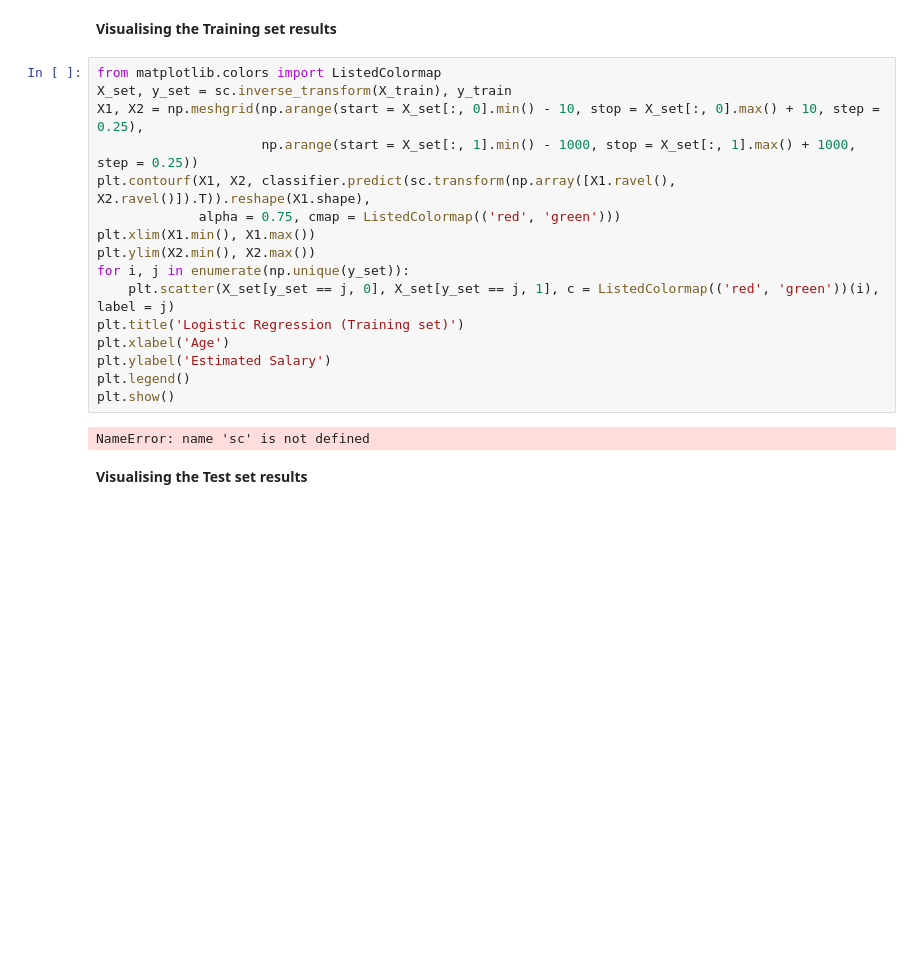
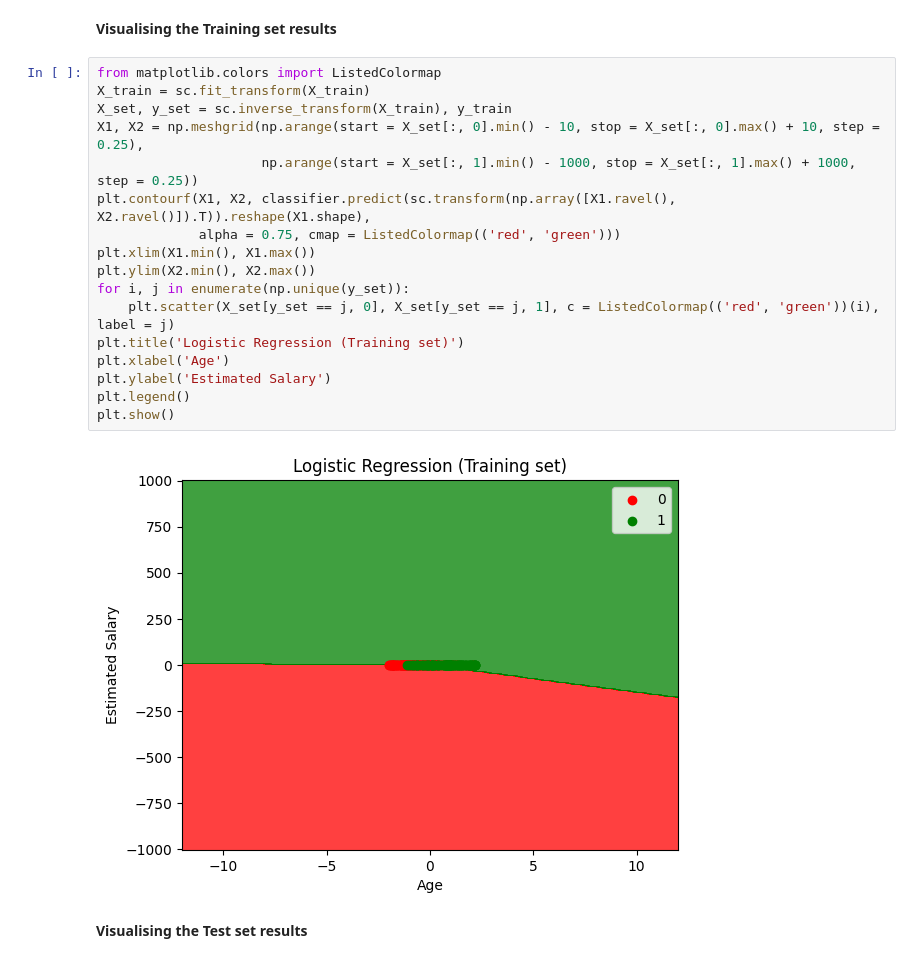
Before and after one commit to WanpinCai/Machine-Learning-Algorithms-in-Python, a Jupyter notebook: k_nearest_neighbors.ipynb, the cells around one changed output. Saved outputs shown, nothing was run; the diff lists cells and outputs as text; blank space fills up the shorter version.

```diff
--- a/k_nearest_neighbors.ipynb
+++ b/k_nearest_neighbors.ipynb
@@ -115,22 +123,23 @@ accuracy_score(y_test, y_pred)
 **Visualising the Training set results**
 # %%
 from matplotlib.colors import ListedColormap
+X_train = sc.fit_transform(X_train)
 X_set, y_set = sc.inverse_transform(X_train), y_train
 X1, X2 = np.meshgrid(np.arange(start = X_set[:, 0].min() - 10, stop = X_set[:, 0].max() + 10, step = 0.25),
                      np.arange(start = X_set[:, 1].min() - 1000, stop = X_set[:, 1].max() + 1000, step = 0.25))
 plt.contourf(X1, X2, classifier.predict(sc.transform(np.array([X1.ravel(), X2.ravel()]).T)).reshape(X1.shape),
              alpha = 0.75, cmap = ListedColormap(('red', 'green')))
 plt.xlim(X1.min(), X1.max())
 plt.ylim(X2.min(), X2.max())
 for i, j in enumerate(np.unique(y_set)):
     plt.scatter(X_set[y_set == j, 0], X_set[y_set == j, 1], c = ListedColormap(('red', 'green'))(i), label = j)
 plt.title('Logistic Regression (Training set)')
 plt.xlabel('Age')
 plt.ylabel('Estimated Salary')
 plt.legend()
 plt.show()
 # %% [output]
-NameError: name 'sc' is not defined
+[figure, added]
 # %% [markdown]
 
 
```
Also changed, not shown: parts of 5 cells of this notebook.
